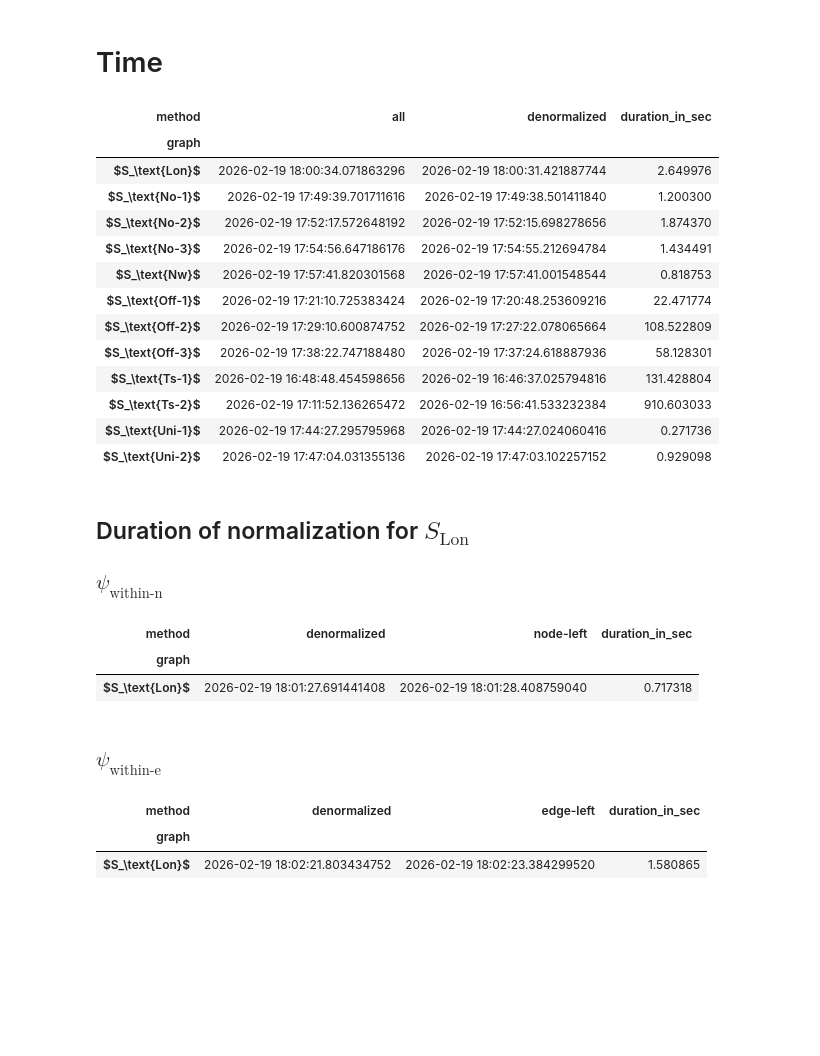
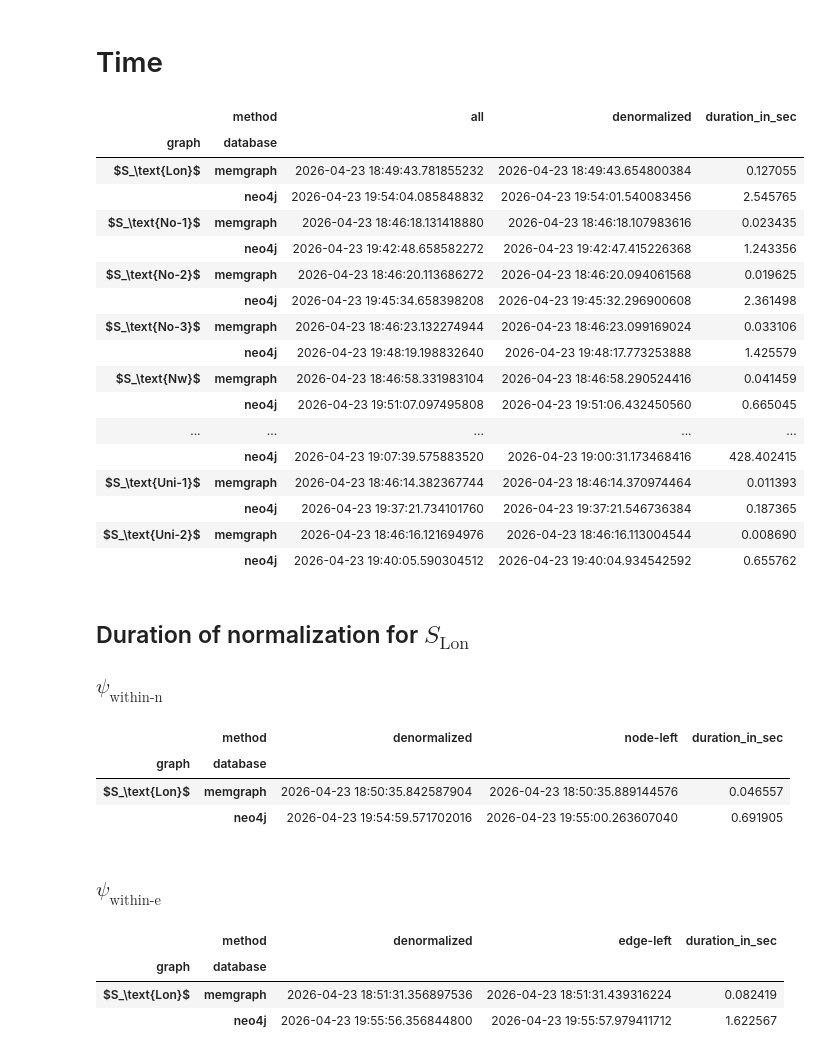
Before and after one commit to dmki-tuwien/lpg-normalization, a Jupyter notebook: evaluation_tables_and_figures.ipynb, the cells around one changed output. Cells and saved outputs as stored; diff of their text form; code cells hidden in the pictures; blank space fills up the shorter version.

```diff
--- a/evaluation_tables_and_figures.ipynb
+++ b/evaluation_tables_and_figures.ipynb
@@ -230,56 +244,62 @@ plot3.show()
 # Time
 # %%
 per_graph_metrics = pd.read_csv("out/metrics.csv")
-per_graph_metrics = per_graph_metrics[(per_graph_metrics["database"] == "neo4j") & (per_graph_metrics["subset"] == "all")]
+per_graph_metrics = per_graph_metrics[(per_graph_metrics["subset"] == "all")]
 per_graph_metrics["timestamp"] = pd.to_datetime(per_graph_metrics["timestamp"])
-per_graph_metrics = per_graph_metrics[["graph", "method", "timestamp"]]
-per_graph_metrics = per_graph_metrics.groupby(["graph","method"], as_index=False).mean()
-per_graph_metrics = pd.pivot(per_graph_metrics, values="timestamp", index=["graph"], columns=["method"])
+per_graph_metrics = per_graph_metrics[["graph", "method", "timestamp","database"]]
+per_graph_metrics = per_graph_metrics.groupby(["graph","method","database"], as_index=False).mean()
+per_graph_metrics = pd.pivot(per_graph_metrics, values="timestamp", index=["graph","database"], columns=["method"])
 per_graph_metrics["duration_in_sec"] = (per_graph_metrics["all"]-per_graph_metrics["denormalized"]).dt.total_seconds()
 per_graph_metrics
 # %% [output]
-| method | all | denormalized | duration_in_sec |
-| graph |  |  |  |
-| $S_\text{Lon}$ | 2026-02-19 18:00:34.071863296 | 2026-02-19 18:00:31.421887744 | 2.649976 |
-| $S_\text{No-1}$ | 2026-02-19 17:49:39.701711616 | 2026-02-19 17:49:38.501411840 | 1.200300 |
-| $S_\text{No-2}$ | 2026-02-19 17:52:17.572648192 | 2026-02-19 17:52:15.698278656 | 1.874370 |
-| $S_\text{No-3}$ | 2026-02-19 17:54:56.647186176 | 2026-02-19 17:54:55.212694784 | 1.434491 |
-| $S_\text{Nw}$ | 2026-02-19 17:57:41.820301568 | 2026-02-19 17:57:41.001548544 | 0.818753 |
-| $S_\text{Off-1}$ | 2026-02-19 17:21:10.725383424 | 2026-02-19 17:20:48.253609216 | 22.471774 |
-| $S_\text{Off-2}$ | 2026-02-19 17:29:10.600874752 | 2026-02-19 17:27:22.078065664 | 108.522809 |
-| $S_\text{Off-3}$ | 2026-02-19 17:38:22.747188480 | 2026-02-19 17:37:24.618887936 | 58.128301 |
-| $S_\text{Ts-1}$ | 2026-02-19 16:48:48.454598656 | 2026-02-19 16:46:37.025794816 | 131.428804 |
-| $S_\text{Ts-2}$ | 2026-02-19 17:11:52.136265472 | 2026-02-19 16:56:41.533232384 | 910.603033 |
-| $S_\text{Uni-1}$ | 2026-02-19 17:44:27.295795968 | 2026-02-19 17:44:27.024060416 | 0.271736 |
-| $S_\text{Uni-2}$ | 2026-02-19 17:47:04.031355136 | 2026-02-19 17:47:03.102257152 | 0.929098 |
+|  | method | all | denormalized | duration_in_sec |
+| graph | database |  |  |  |
+| $S_\text{Lon}$ | memgraph | 2026-04-23 18:49:43.781855232 | 2026-04-23 18:49:43.654800384 | 0.127055 |
+|  | neo4j | 2026-04-23 19:54:04.085848832 | 2026-04-23 19:54:01.540083456 | 2.545765 |
+| $S_\text{No-1}$ | memgraph | 2026-04-23 18:46:18.131418880 | 2026-04-23 18:46:18.107983616 | 0.023435 |
+|  | neo4j | 2026-04-23 19:42:48.658582272 | 2026-04-23 19:42:47.415226368 | 1.243356 |
+| $S_\text{No-2}$ | memgraph | 2026-04-23 18:46:20.113686272 | 2026-04-23 18:46:20.094061568 | 0.019625 |
+|  | neo4j | 2026-04-23 19:45:34.658398208 | 2026-04-23 19:45:32.296900608 | 2.361498 |
+| $S_\text{No-3}$ | memgraph | 2026-04-23 18:46:23.132274944 | 2026-04-23 18:46:23.099169024 | 0.033106 |
+|  | neo4j | 2026-04-23 19:48:19.198832640 | 2026-04-23 19:48:17.773253888 | 1.425579 |
+| $S_\text{Nw}$ | memgraph | 2026-04-23 18:46:58.331983104 | 2026-04-23 18:46:58.290524416 | 0.041459 |
+|  | neo4j | 2026-04-23 19:51:07.097495808 | 2026-04-23 19:51:06.432450560 | 0.665045 |
+| ... | ... | ... | ... | ... |
+|  | neo4j | 2026-04-23 19:07:39.575883520 | 2026-04-23 19:00:31.173468416 | 428.402415 |
+| $S_\text{Uni-1}$ | memgraph | 2026-04-23 18:46:14.382367744 | 2026-04-23 18:46:14.370974464 | 0.011393 |
+|  | neo4j | 2026-04-23 19:37:21.734101760 | 2026-04-23 19:37:21.546736384 | 0.187365 |
+| $S_\text{Uni-2}$ | memgraph | 2026-04-23 18:46:16.121694976 | 2026-04-23 18:46:16.113004544 | 0.008690 |
+|  | neo4j | 2026-04-23 19:40:05.590304512 | 2026-04-23 19:40:04.934542592 | 0.655762 |
 # %% [markdown]
 ## Duration of normalization for $S_\text{Lon}$
 ### $\psi_\text{within-n}$
 # %%
 per_graph_metrics = pd.read_csv("out/metrics.csv")
-per_graph_metrics = per_graph_metrics[(per_graph_metrics["database"] == "neo4j") & (per_graph_metrics["subset"] == "node-left") & (per_graph_metrics["graph"].str.contains("Lon"))]
+per_graph_metrics = per_graph_metrics[(per_graph_metrics["subset"] == "node-left") & (per_graph_metrics["graph"].str.contains("Lon"))]
 per_graph_metrics["timestamp"] = pd.to_datetime(per_graph_metrics["timestamp"])
-per_graph_metrics = per_graph_metrics[["graph", "method", "timestamp"]]
-per_graph_metrics = per_graph_metrics.groupby(["graph","method"], as_index=False).mean()
-per_graph_metrics = pd.pivot(per_graph_metrics, values="timestamp", index=["graph"], columns=["method"])
+per_graph_metrics = per_graph_metrics[["graph", "method", "timestamp","database"]]
+per_graph_metrics = per_graph_metrics.groupby(["graph","method","database"], as_index=False).mean()
+per_graph_metrics = pd.pivot(per_graph_metrics, values="timestamp", index=["graph","database"], columns=["method"])
 per_graph_metrics["duration_in_sec"] = (per_graph_metrics["node-left"]-per_graph_metrics["denormalized"]).dt.total_seconds()
 per_graph_metrics
 # %% [output]
-| method | denormalized | node-left | duration_in_sec |
-| graph |  |  |  |
-| $S_\text{Lon}$ | 2026-02-19 18:01:27.691441408 | 2026-02-19 18:01:28.408759040 | 0.717318 |
+|  | method | denormalized | node-left | duration_in_sec |
+| graph | database |  |  |  |
+| $S_\text{Lon}$ | memgraph | 2026-04-23 18:50:35.842587904 | 2026-04-23 18:50:35.889144576 | 0.046557 |
+|  | neo4j | 2026-04-23 19:54:59.571702016 | 2026-04-23 19:55:00.263607040 | 0.691905 |
 # %% [markdown]
 ### $\psi_\text{within-e}$
 # %%
 per_graph_metrics = pd.read_csv("out/metrics.csv")
-per_graph_metrics = per_graph_metrics[(per_graph_metrics["database"] == "neo4j") & (per_graph_metrics["subset"] == "edge-left") & (per_graph_metrics["graph"].str.contains("Lon"))]
+per_graph_metrics = per_graph_metrics[(per_graph_metrics["subset"] == "edge-left") & (per_graph_metrics["graph"].str.contains("Lon"))]
 per_graph_metrics["timestamp"] = pd.to_datetime(per_graph_metrics["timestamp"])
-per_graph_metrics = per_graph_metrics[["graph", "method", "timestamp"]]
-per_graph_metrics = per_graph_metrics.groupby(["graph","method"], as_index=False).mean()
-per_graph_metrics = pd.pivot(per_graph_metrics, values="timestamp", index=["graph"], columns=["method"])
+per_graph_metrics = per_graph_metrics[["graph", "method", "timestamp","database"]]
+per_graph_metrics = per_graph_metrics.groupby(["graph","method","database"], as_index=False).mean()
+per_graph_metrics = pd.pivot(per_graph_metrics, values="timestamp", index=["graph","database"], columns=["method"])
 per_graph_metrics["duration_in_sec"] = (per_graph_metrics["edge-left"]-per_graph_metrics["denormalized"]).dt.total_seconds()
 per_graph_metrics
 # %% [output]
-| method | denormalized | edge-left | duration_in_sec |
-| graph |  |  |  |
-| $S_\text{Lon}$ | 2026-02-19 18:02:21.803434752 | 2026-02-19 18:02:23.384299520 | 1.580865 |
+|  | method | denormalized | edge-left | duration_in_sec |
+| graph | database |  |  |  |
+| $S_\text{Lon}$ | memgraph | 2026-04-23 18:51:31.356897536 | 2026-04-23 18:51:31.439316224 | 0.082419 |
+|  | neo4j | 2026-04-23 19:55:56.356844800 | 2026-04-23 19:55:57.979411712 | 1.622567 |
```
Also changed, not shown: parts of 9 cells of this notebook.
